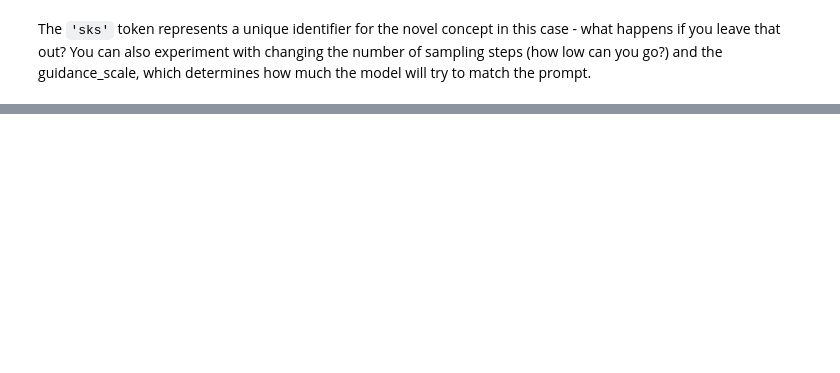
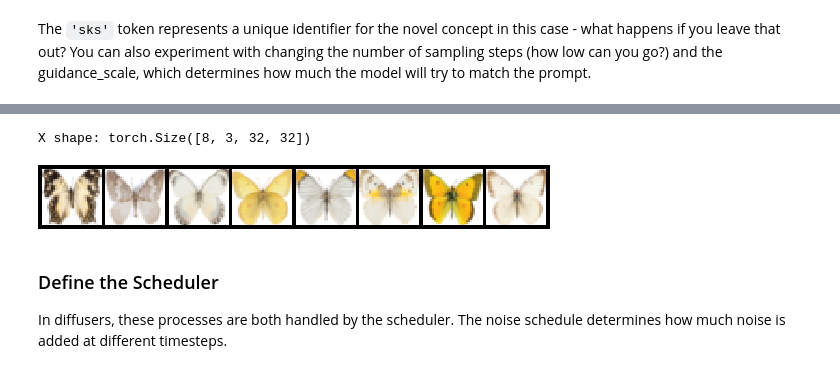
Before and after one commit to crisvarai/diffusers_hugging_face, a Jupyter notebook: Hugging_Face_Diffusers.ipynb, the cells around one changed output, grey strips where cells are left out. Drawn from its saved outputs; the diff is of its cells as text; code cells hidden in the pictures; blank space fills up the shorter version.

```diff
--- a/Hugging_Face_Diffusers.ipynb
+++ b/Hugging_Face_Diffusers.ipynb
@@ -79,0 +108,36 @@ make_grid(images)
+# %%
+from datasets import load_dataset
+from torchvision import transforms
+
+dataset = load_dataset("huggan/smithsonian_butterflies_subset", split="train")
+
+# Or load images from a local folder
+# dataset = load_dataset("imagefolder", data_dir="path/to/folder")
+
+# We'll train on 32-pixel square images, but you can try larger sizes too
+image_size = 32
+# You can lower your batch size if you're running out of GPU memory
+batch_size = 64
+
+# Define data augmentations
+preprocess = transforms.Compose(
+    [
+        transforms.Resize((image_size, image_size)),  # Resize
+        transforms.RandomHorizontalFlip(),  # Randomly flip (data augmentation)
+        transforms.ToTensor(),  # Convert to tensor (0, 1)
+        transforms.Normalize([0.5], [0.5]),  # Map to (-1, 1)
+    ]
+)
+
+
+def transform(examples):
+    images = [preprocess(image.convert("RGB")) for image in examples["image"]]
+    return {"images": images}
+
+
+dataset.set_transform(transform)
+
+# Create a dataloader from the dataset to serve up the transformed images in batches
+train_dataloader = torch.utils.data.DataLoader(
+    dataset, batch_size=batch_size, shuffle=True
+)
@@ -79,0 +146,11 @@ make_grid(images)
+# %%
+xb = next(iter(train_dataloader))["images"].to(device)[:8]
+print("X shape:", xb.shape)
+show_images(xb).resize((8 * 64, 64), resample=Image.NEAREST)
+# %% [output]
+X shape: torch.Size([8, 3, 32, 32])
+[figure, added]
+# %% [markdown]
+### Define the Scheduler
+
+In diffusers, these processes are both handled by the scheduler. The noise schedule determines how much noise is added at different timesteps.
```
Also changed, not shown: parts of 46 cells of this notebook.
